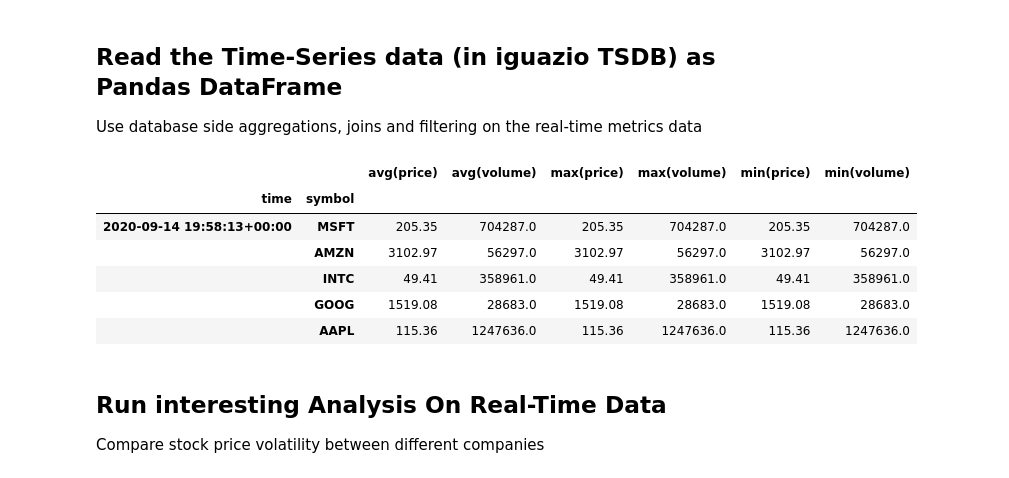
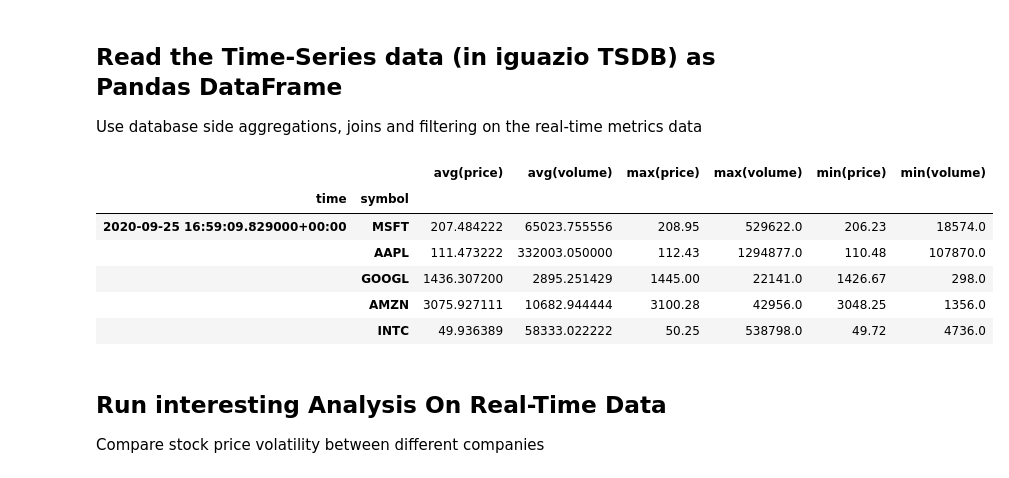
Before and after one commit to mlrun/demo-stocks, a Jupyter notebook: code/05-explore.ipynb, the cells around one changed output. Saved outputs shown, nothing was run; the diff lists cells and outputs as text; code cells hidden in the pictures.

```diff
--- a/code/05-explore.ipynb
+++ b/code/05-explore.ipynb
@@ -58,16 +59,16 @@ kvdf.head()
 Use database side aggregations, joins and filtering on the real-time metrics data
 # %%
 # Read Time-Series aggregates from the DB (returned as a data stream, use concat to assemble the frames)
-tsdf = client.read(backend='tsdb', query='select avg(*), max(*), min(*) from stocks.stocks_tsdb', step='1m', start="now-2d", end='now',multi_index=True)
-tsdf.head()
+tsdf = client.read(backend='tsdb', query="select avg(*), max(*), min(*) from 'stocks/stocks_tsdb'", start='now-2d', end='now', multi_index=True)
+tsdf
 # %% [output]
 |  |  | avg(price) | avg(volume) | max(price) | max(volume) | min(price) | min(volume) |
 | time | symbol |  |  |  |  |  |  |
-| 2020-09-14 19:58:13+00:00 | MSFT | 205.35 | 704287.0 | 205.35 | 704287.0 | 205.35 | 704287.0 |
-|  | AMZN | 3102.97 | 56297.0 | 3102.97 | 56297.0 | 3102.97 | 56297.0 |
-|  | INTC | 49.41 | 358961.0 | 49.41 | 358961.0 | 49.41 | 358961.0 |
-|  | GOOG | 1519.08 | 28683.0 | 1519.08 | 28683.0 | 1519.08 | 28683.0 |
-|  | AAPL | 115.36 | 1247636.0 | 115.36 | 1247636.0 | 115.36 | 1247636.0 |
+| 2020-09-25 16:59:09.829000+00:00 | MSFT | 207.484222 | 65023.755556 | 208.95 | 529622.0 | 206.23 | 18574.0 |
+|  | AAPL | 111.473222 | 332003.050000 | 112.43 | 1294877.0 | 110.48 | 107870.0 |
+|  | GOOGL | 1436.307200 | 2895.251429 | 1445.00 | 22141.0 | 1426.67 | 298.0 |
+|  | AMZN | 3075.927111 | 10682.944444 | 3100.28 | 42956.0 | 3048.25 | 1356.0 |
+|  | INTC | 49.936389 | 58333.022222 | 50.25 | 538798.0 | 49.72 | 4736.0 |
 # %% [markdown]
 ## Run interesting Analysis On Real-Time Data
 Compare stock price volatility between different companies
```
Also changed, not shown: parts of 12 cells of this notebook, 19 other files.
